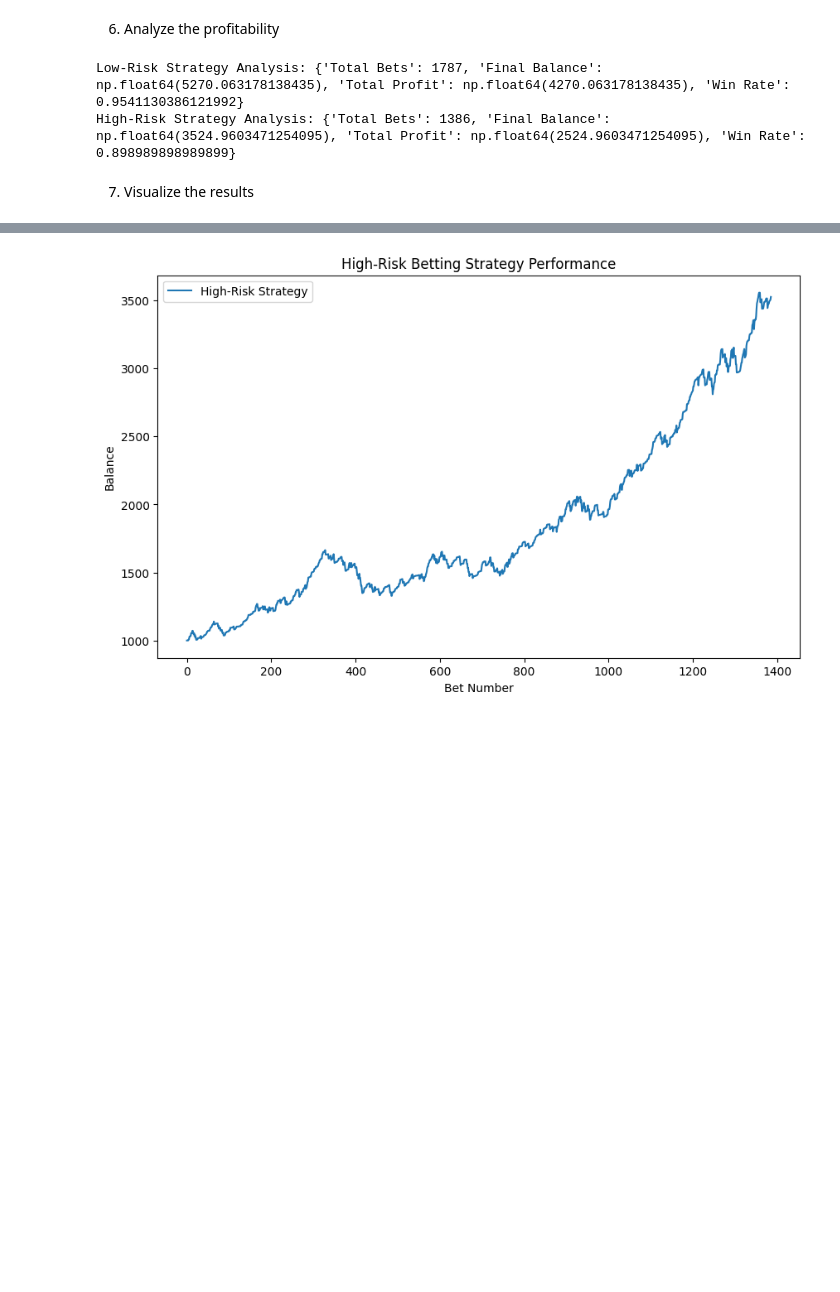
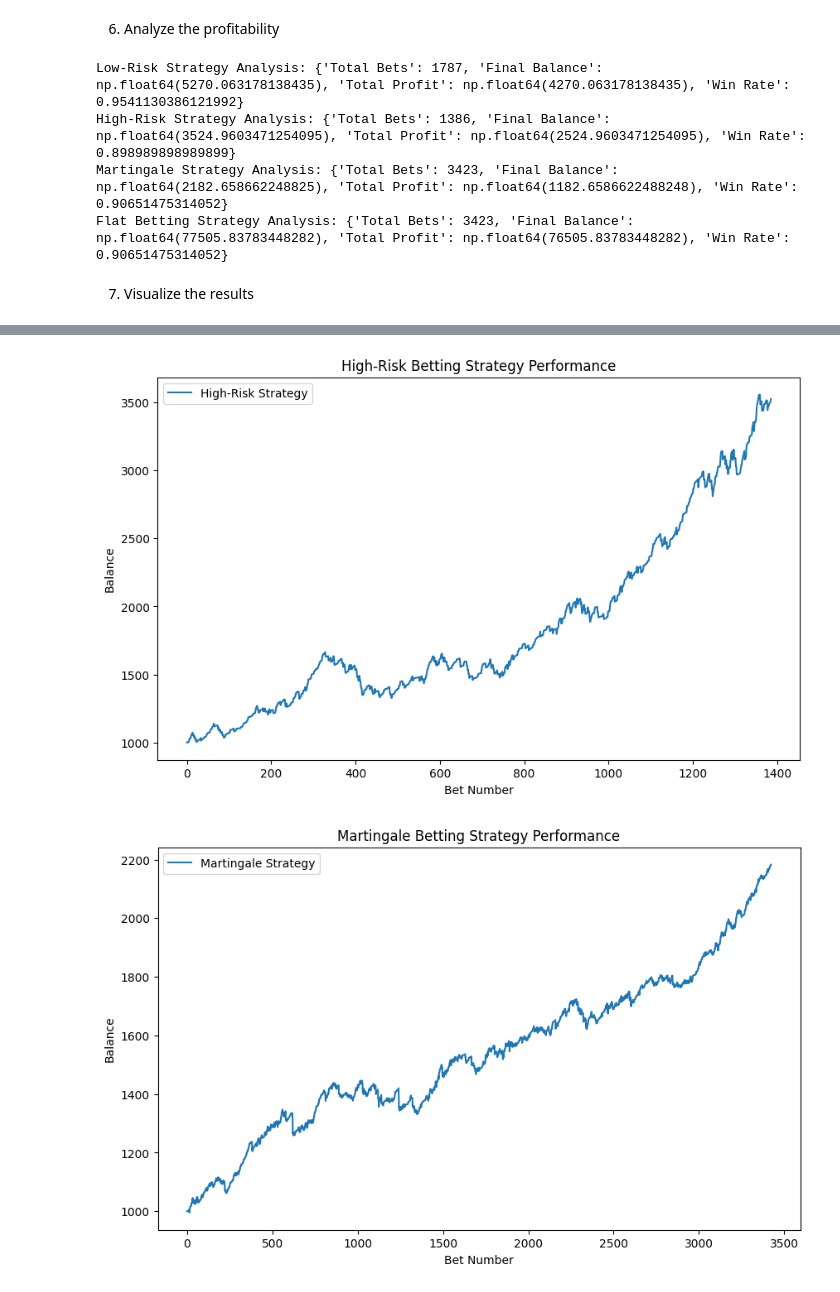
Before and after one commit to shrimpeu/Predictive-Analytics-for-a-Betting-Gaming-Platform, a Jupyter notebook: Betting_Environment.ipynb, the cells around one changed output, grey strips where cells are left out. Drawn from its saved outputs; the diff is of its cells as text; code cells hidden in the pictures; blank space fills up the shorter version.

Commit message:
Added 2 new betting strategies:
1. martingale
2. flat betting

```diff
--- a/Betting_Environment.ipynb
+++ b/Betting_Environment.ipynb
@@ -87,3 +171,8 @@ high_risk_df = pd.DataFrame(high_risk_history)
+# %%
+low_risk_df, low_balance = simulate_betting_low_risk(X_test, y_test, model)
+high_risk_df, high_balance = simulate_betting_high_risk(X_test, y_test, model)
+martingale_df, martingale_balance = simulate_betting_martingale(X_test, y_test, model)
+flat_df, flat_balance = simulate_betting_flat(X_test, y_test, model)
 # %% [markdown]
 6. Analyze the profitability
 # %%
@@ -101,29 +190,41 @@ def analyze_strategy(df, initial_balance):
         'Win Rate': win_rate
     }
 
+# Analyze profitability
 low_risk_analysis = analyze_strategy(low_risk_df, initial_balance=1000)
 high_risk_analysis = analyze_strategy(high_risk_df, initial_balance=1000)
+martingale_analysis = analyze_strategy(martingale_df, initial_balance=1000)
+flat_analysis = analyze_strategy(flat_df, initial_balance=1000)
 
+# Display results
 print("Low-Risk Strategy Analysis:", low_risk_analysis)
 print("High-Risk Strategy Analysis:", high_risk_analysis)
+print("Martingale Strategy Analysis:", martingale_analysis)
+print("Flat Betting Strategy Analysis:", flat_analysis)
 # %% [output]
 Low-Risk Strategy Analysis: {'Total Bets': 1787, 'Final Balance': np.float64(5270.063178138435), 'Total Profit': np.float64(4270.063178138435), 'Win Rate': 0.9541130386121992}
 High-Risk Strategy Analysis: {'Total Bets': 1386, 'Final Balance': np.float64(3524.9603471254095), 'Total Profit': np.float64(2524.9603471254095), 'Win Rate': 0.898989898989899}
+Martingale Strategy Analysis: {'Total Bets': 3423, 'Final Balance': np.float64(2182.658662248825), 'Total Profit': np.float64(1182.6586622488248), 'Win Rate': 0.90651475314052}
+Flat Betting Strategy Analysis: {'Total Bets': 3423, 'Final Balance': np.float64(77505.83783448282), 'Total Profit': np.float64(76505.83783448282), 'Win Rate': 0.90651475314052}
 # %% [markdown]
 7. Visualize the results
 # %%
 # Visualization
 def plot_betting_strategy(df, strategy_name):
     plt.figure(figsize=(10, 6))
     plt.plot(df['Balance'], label=f'{strategy_name} Strategy')
     plt.xlabel('Bet Number')
     plt.ylabel('Balance')
     plt.title(f'{strategy_name} Betting Strategy Performance')
     plt.legend()
     plt.show()
 
+# Plot results
 plot_betting_strategy(low_risk_df, 'Low-Risk')
 plot_betting_strategy(high_risk_df, 'High-Risk')
+plot_betting_strategy(martingale_df, 'Martingale')
+plot_betting_strategy(flat_df, 'Flat Betting')
 # %% [output]
 [figure]
 [figure]
+[figure, added]
```
Also changed, not shown: parts of 4 cells of this notebook.
